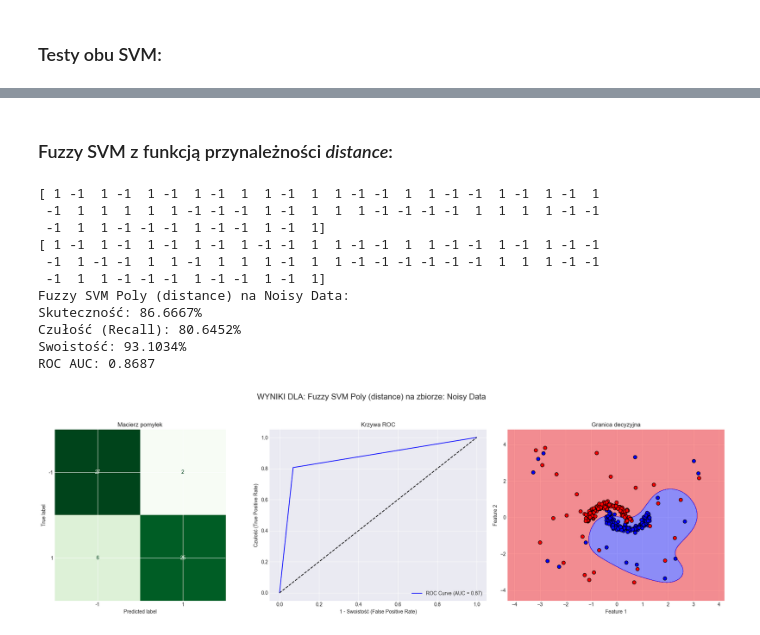
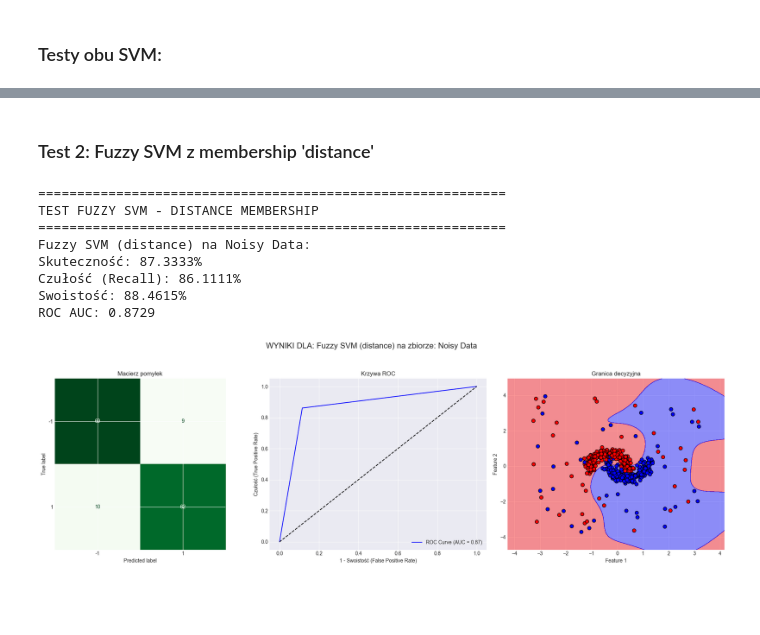
Before and after one commit to Jvsin/ai-studies, a Jupyter notebook: msi/lab4.ipynb, the cells around one changed output, grey strips where cells are left out. Cells and saved outputs as stored; diff of their text form; code cells hidden in the pictures; blank space fills up the shorter version.

```diff
--- a/msi/lab4.ipynb
+++ b/msi/lab4.ipynb
@@ -394,11 +230,0 @@ def evaluate_classifier(y_test, y_pred, X, y, model, classifier_name, dataset_na
-# %%
-# X, y = generate_data(300, 2, 259195)
-X, y = generate_noisy_data(n_samples=300, outlier_fraction=0.15, noise=0.1, random_state=42)
-# X, y = generate_moons(300, random_state=42)
-X_train, X_test, y_train, y_test = train_test_split(X, y, test_size=0.2, random_state=42)
-
-
-svm = SVM(kernel='rbf')
-svm.fit(X_train, y_train)
-svm_pred = svm.predict(X_test)
-evaluate_classifier(y_test, svm_pred, X, y, svm, "Własna implementacja Poly", "Noisy data", [-1, 1])
@@ -411,0 +231,12 @@ ROC AUC: 0.8687
+# %%
+# 2. Test klasycznego SVM
+print("=" * 60)
+print("TEST KLASYCZNEGO SVM")
+print("=" * 60)
+
+svm_classic = SVC(kernel='rbf', C=1.0, gamma='scale')
+svm_classic.fit(X_train, y_train)
+svm_pred = svm_classic.predict(X_test)
+
+evaluate_classifier(y_test, svm_pred, X, y, svm_classic,
+                   "Klasyczny SVM (sklearn)", "Noisy Data", [-1, 1])
@@ -412,23 +253,25 @@ ROC AUC: 0.8687
 # %% [markdown]
-### Fuzzy SVM z funkcją przynależności *distance*:
+### Test 2: Fuzzy SVM z membership 'distance'
 # %%
-fuzzy_svm = FuzzySVM(kernel='rbf', membership_type='distance', C=1.0)
-fuzzy_svm.fit(X_train, y_train)
-fuzzy_svm_pred = fuzzy_svm.predict(X_test)
-print(y_test)
-print(fuzzy_svm_pred)
-evaluate_classifier(y_test, fuzzy_svm_pred, X, y, fuzzy_svm, "Fuzzy SVM Poly (distance)", "Noisy Data", [-1, 1])
+# 3. Test Fuzzy SVM z membership 'distance'
+print("\n" + "=" * 60)
+print("TEST FUZZY SVM - DISTANCE MEMBERSHIP")
+print("=" * 60)
+
+fuzzy_svm_distance = FuzzySVM(kernel='rbf', membership='distance', C=1.0, gamma='scale')
+fuzzy_svm_distance.fit(X_train, y_train)
+fuzzy_pred_distance = fuzzy_svm_distance.predict(X_test)
+
+evaluate_classifier(y_test, fuzzy_pred_distance, X, y, fuzzy_svm_distance,
+                   "Fuzzy SVM (distance)", "Noisy Data", [-1, 1])
 # %% [output]
-[ 1 -1  1 -1  1 -1  1 -1  1  1 -1  1  1 -1 -1  1  1 -1 -1  1 -1  1 -1  1
- -1  1  1  1  1  1 -1 -1 -1  1 -1  1  1  1 -1 -1 -1 -1  1  1  1  1 -1 -1
- -1  1  1 -1 -1 -1  1 -1 -1  1 -1  1]
-[ 1 -1  1 -1  1 -1  1 -1  1 -1 -1  1  1 -1 -1  1  1 -1 -1  1 -1  1 -1 -1
- -1  1 -1 -1  1  1 -1  1  1  1 -1  1  1 -1 -1 -1 -1 -1 -1  1  1  1 -1 -1
- -1  1  1 -1 -1 -1  1 -1 -1  1 -1  1]
-Fuzzy SVM Poly (distance) na Noisy Data:
-Skuteczność: 86.6667%
-Czułość (Recall): 80.6452%
-Swoistość: 93.1034%
-ROC AUC: 0.8687
+============================================================
+TEST FUZZY SVM - DISTANCE MEMBERSHIP
+============================================================
+Fuzzy SVM (distance) na Noisy Data:
+Skuteczność: 87.3333%
+Czułość (Recall): 86.1111%
+Swoistość: 88.4615%
+ROC AUC: 0.8729
-[figure, old version]
+[figure, new version]
 # %% [markdown]
```
Also changed, not shown: parts of 17 cells of this notebook.
